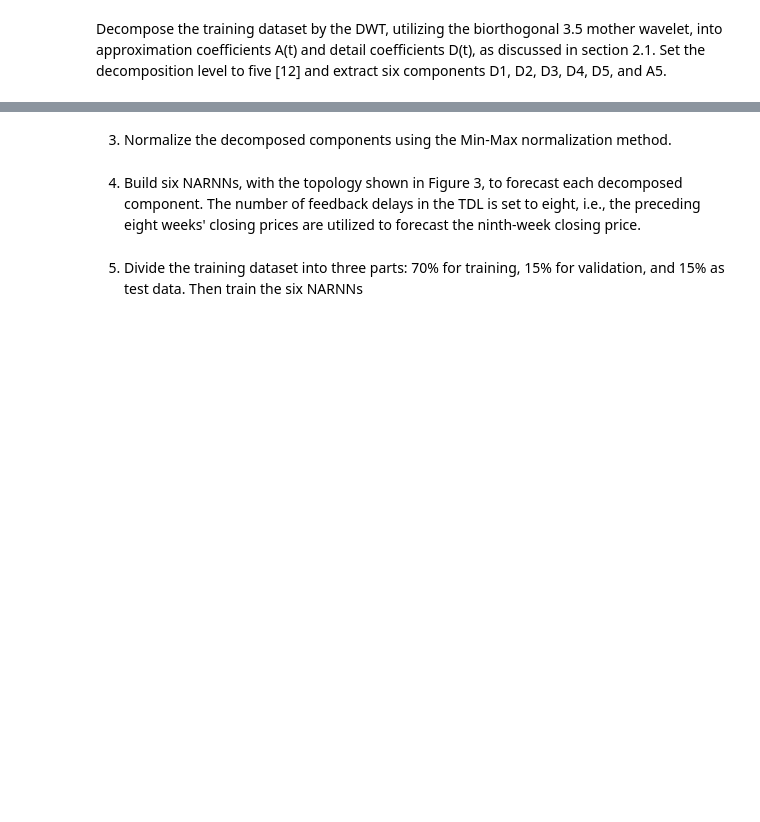
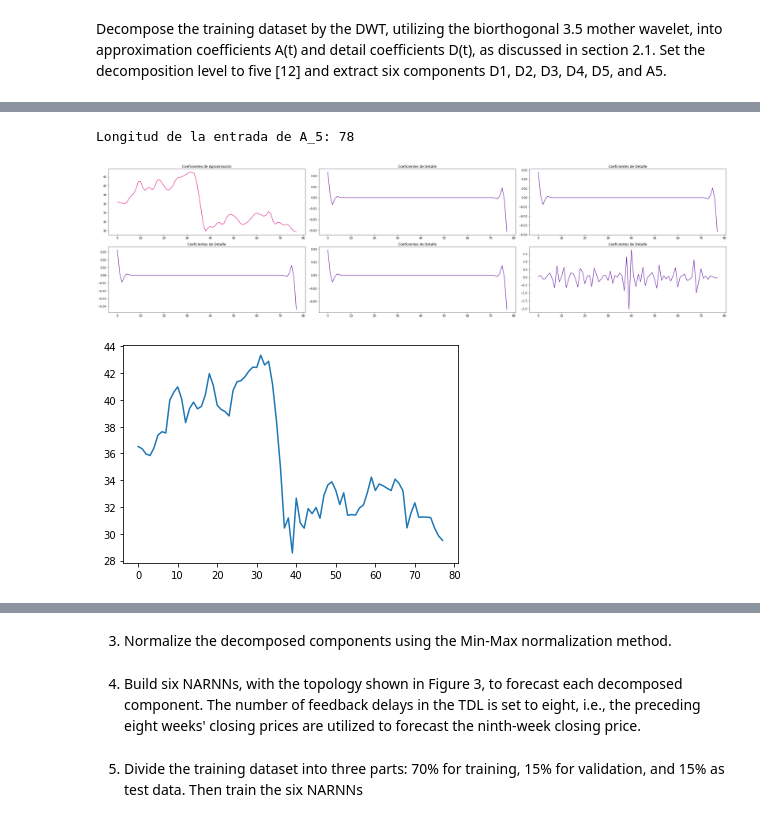
Before and after one commit to MiguelAngelLiera/Stock_Exchange_NN_PP, a Jupyter notebook: src/pre_procesing.ipynb, the cells around one changed output, grey strips where cells are left out. Drawn from its saved outputs; the diff is of its cells as text; code cells hidden in the pictures; blank space fills up the shorter version.

```diff
--- a/src/pre_procesing.ipynb
+++ b/src/pre_procesing.ipynb
@@ -172,2 +182,34 @@ Longitud de la entrada de cA_5: 726
+# %%
+mode = 'constant'
+components = m_dwt.multilevel_dwt(cierre, wavelet, 5, mode)
+components_e = m_dwt.multilevel_dwt(cierre_e, wavelet, 5, mode)
+components_p = m_dwt.multilevel_dwt(cierre_p, wavelet, 5, mode)
+N = len(cierre_p)
+print(f"Longitud de la entrada de A_5: {len(components_p[0])}")
+
+plt.figure(figsize=(32, 8))
+aprox_coef = True
+index = 1
+
+for _ in components_p:
+    plt.subplot(2, 3, index)
+    plt.plot(range(len(_)), _, color='#DA0C81' if aprox_coef else '#610C9F')
+    plt.title('Coeficientes de Aproximación' if aprox_coef else 'Coeficientes de Detalle')
+    aprox_coef = False
+    index = index + 1
+
+plt.tight_layout()
+plt.show()
+
+o_data = 0
+for c in components_p:
+    o_data =  o_data + c
+
+plt.plot(range(len(o_data)),o_data)
+plt.show()
+# %% [output]
+Longitud de la entrada de A_5: 78
+[figure, added]
+[figure, added]
 # %%
 # coeffs_p_rec_dec = []
```
Also changed, not shown: parts of 14 cells of this notebook, 9 other files.
